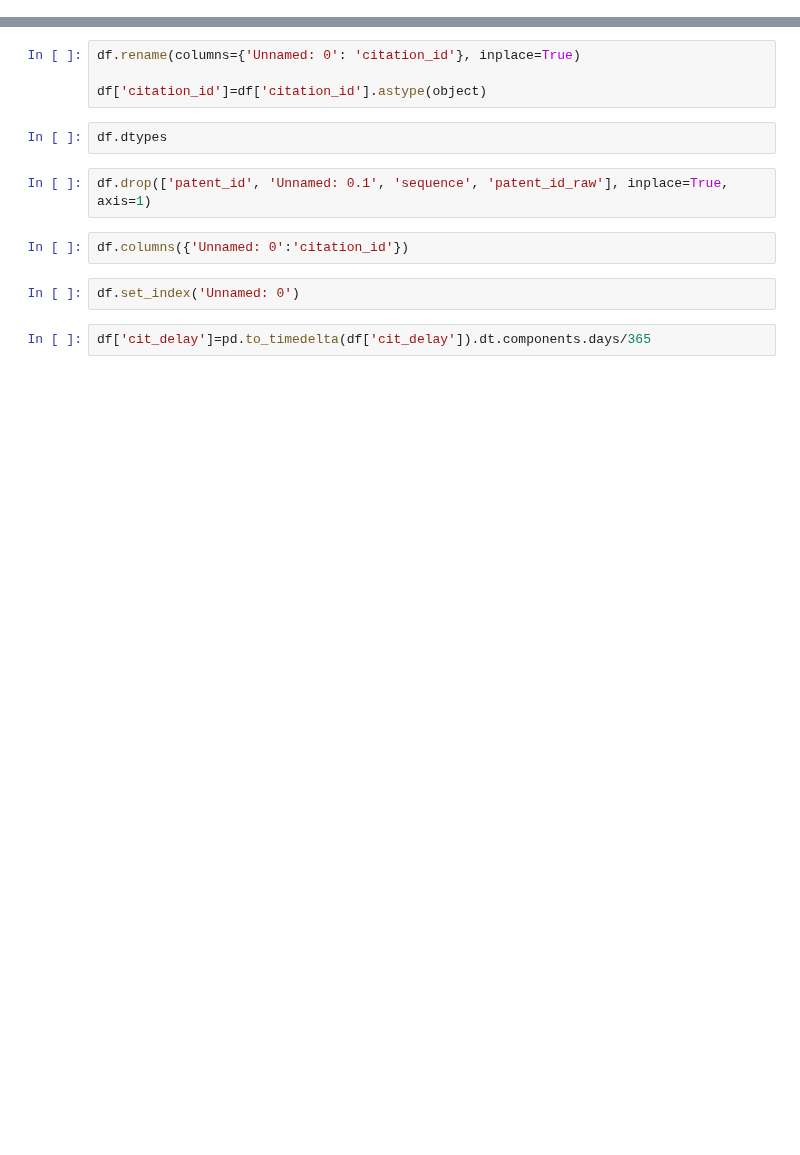
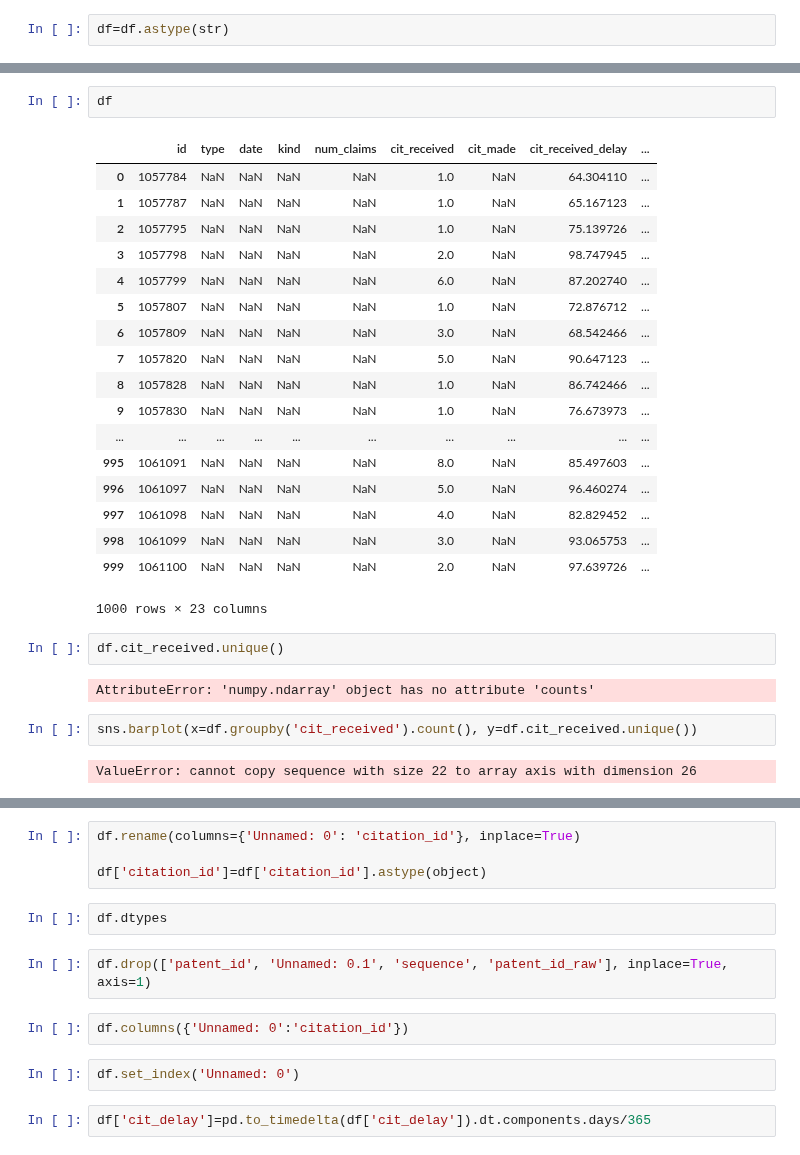
Before and after one commit to rsdias/patent_analysis, a Jupyter notebook: test.ipynb, the cells around one changed output, grey strips where cells are left out. Cells and saved outputs as stored; diff of their text form; blank space fills up the shorter version.

```diff
--- a/test.ipynb
+++ b/test.ipynb
@@ -47,0 +41,2 @@ ValueError: invalid literal for int() with base 10: 'cit_received'
+# %%
+df=df.astype(str)
@@ -47,0 +55,29 @@ ValueError: invalid literal for int() with base 10: 'cit_received'
+# %%
+df
+# %% [output]
+|  | id | type | date | kind | num_claims | cit_received | cit_made | cit_received_delay | ... |
+| 0 | 1057784 | NaN | NaN | NaN | NaN | 1.0 | NaN | 64.304110 | ... |
+| 1 | 1057787 | NaN | NaN | NaN | NaN | 1.0 | NaN | 65.167123 | ... |
+| 2 | 1057795 | NaN | NaN | NaN | NaN | 1.0 | NaN | 75.139726 | ... |
+| 3 | 1057798 | NaN | NaN | NaN | NaN | 2.0 | NaN | 98.747945 | ... |
+| 4 | 1057799 | NaN | NaN | NaN | NaN | 6.0 | NaN | 87.202740 | ... |
+| 5 | 1057807 | NaN | NaN | NaN | NaN | 1.0 | NaN | 72.876712 | ... |
+| 6 | 1057809 | NaN | NaN | NaN | NaN | 3.0 | NaN | 68.542466 | ... |
+| 7 | 1057820 | NaN | NaN | NaN | NaN | 5.0 | NaN | 90.647123 | ... |
+| 8 | 1057828 | NaN | NaN | NaN | NaN | 1.0 | NaN | 86.742466 | ... |
+| 9 | 1057830 | NaN | NaN | NaN | NaN | 1.0 | NaN | 76.673973 | ... |
+| ... | ... | ... | ... | ... | ... | ... | ... | ... | ... |
+| 995 | 1061091 | NaN | NaN | NaN | NaN | 8.0 | NaN | 85.497603 | ... |
+| 996 | 1061097 | NaN | NaN | NaN | NaN | 5.0 | NaN | 96.460274 | ... |
+| 997 | 1061098 | NaN | NaN | NaN | NaN | 4.0 | NaN | 82.829452 | ... |
+| 998 | 1061099 | NaN | NaN | NaN | NaN | 3.0 | NaN | 93.065753 | ... |
+| 999 | 1061100 | NaN | NaN | NaN | NaN | 2.0 | NaN | 97.639726 | ... |
+1000 rows × 23 columns
+# %%
+df.cit_received.unique()
+# %% [output]
+AttributeError: 'numpy.ndarray' object has no attribute 'counts'
+# %%
+sns.barplot(x=df.groupby('cit_received').count(), y=df.cit_received.unique())
+# %% [output]
+ValueError: cannot copy sequence with size 22 to array axis with dimension 26
```
Also changed, not shown: parts of 23 cells of this notebook, 7 other files.
